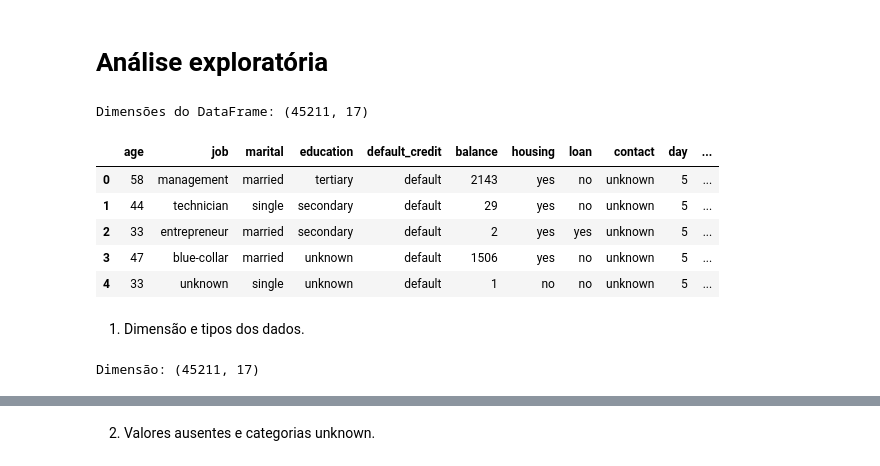
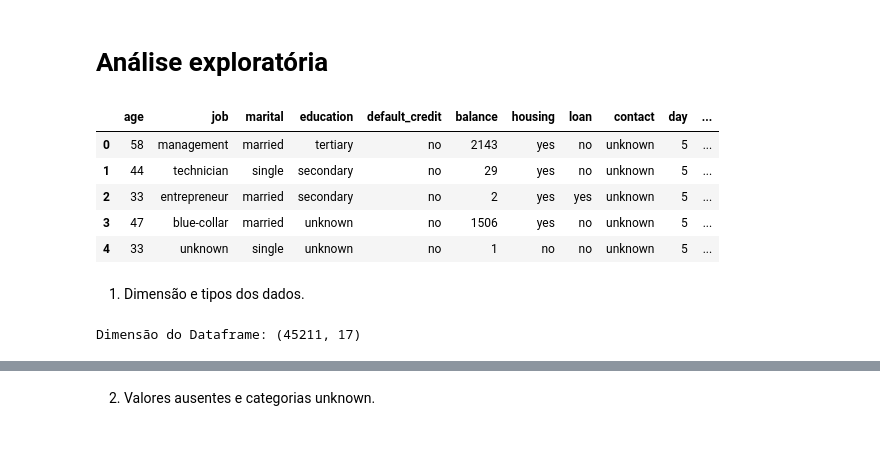
Before and after one commit to YumiiOnoue/crm-propensity-banking, a Jupyter notebook: notebooks/01_exploratory_analysis.ipynb, the cells around one changed output, grey strips where cells are left out. Saved outputs shown, nothing was run; the diff lists cells and outputs as text; code cells hidden in the pictures.

```diff
--- a/notebooks/01_exploratory_analysis.ipynb
+++ b/notebooks/01_exploratory_analysis.ipynb
@@ -2,15 +2,23 @@
 # Análise exploratória
 # %%
 # Bibliotecas
-import os
+import sys
 from pathlib import Path
-from dotenv import load_dotenv
 import pandas as pd
 import matplotlib.pyplot as plt
 import seaborn as sns
-import urllib.parse
-from sqlalchemy import create_engine
+
+# Raiz do projeto ao path
+ROOT_DIR = Path.cwd().parent if Path.cwd().name == "notebooks" else Path.cwd()
+if str(ROOT_DIR) not in sys.path:
+    sys.path.append(str(ROOT_DIR))
+
+from src.database import get_engine
 
 # Configurações globais de layout
 sns.set_theme(style="whitegrid")
 plt.rcParams["figure.figsize"] = (10, 5)
+
+engine = get_engine()
+df = pd.read_sql("SELECT * FROM stg_bank_marketing", con=engine)
+engine.dispose()
@@ -31,25 +25,17 @@ engine = create_engine(conexao_str)
 # %%
-# Consulta SQL direta para carregar toda a tabela
-query = "SELECT * FROM stg_bank_marketing;"
-
-# Carregar diretamente para o DataFrame do pandas
-df = pd.read_sql(query, con=engine)
-
-# Exibir as primeiras 5 linhas e a dimensão dos dados
-print(f"Dimensões do DataFrame: {df.shape}")
+# Exibir as primeiras 5 linhas
 df.head()
 # %% [output]
-Dimensões do DataFrame: (45211, 17)
 |  | age | job | marital | education | default_credit | balance | housing | loan | contact | day | ... |
-| 0 | 58 | management | married | tertiary | default | 2143 | yes | no | unknown | 5 | ... |
-| 1 | 44 | technician | single | secondary | default | 29 | yes | no | unknown | 5 | ... |
-| 2 | 33 | entrepreneur | married | secondary | default | 2 | yes | yes | unknown | 5 | ... |
-| 3 | 47 | blue-collar | married | unknown | default | 1506 | yes | no | unknown | 5 | ... |
-| 4 | 33 | unknown | single | unknown | default | 1 | no | no | unknown | 5 | ... |
+| 0 | 58 | management | married | tertiary | no | 2143 | yes | no | unknown | 5 | ... |
+| 1 | 44 | technician | single | secondary | no | 29 | yes | no | unknown | 5 | ... |
+| 2 | 33 | entrepreneur | married | secondary | no | 2 | yes | yes | unknown | 5 | ... |
+| 3 | 47 | blue-collar | married | unknown | no | 1506 | yes | no | unknown | 5 | ... |
+| 4 | 33 | unknown | single | unknown | no | 1 | no | no | unknown | 5 | ... |
 # %% [markdown]
 1. Dimensão e tipos dos dados.
 # %%
-print("Dimensão:", df.shape)
+print("Dimensão do Dataframe:", df.shape)
 # %% [output]
-Dimensão: (45211, 17)
+Dimensão do Dataframe: (45211, 17)
 # %%
```
Also changed, not shown: parts of 12 cells of this notebook, 1 other file.
